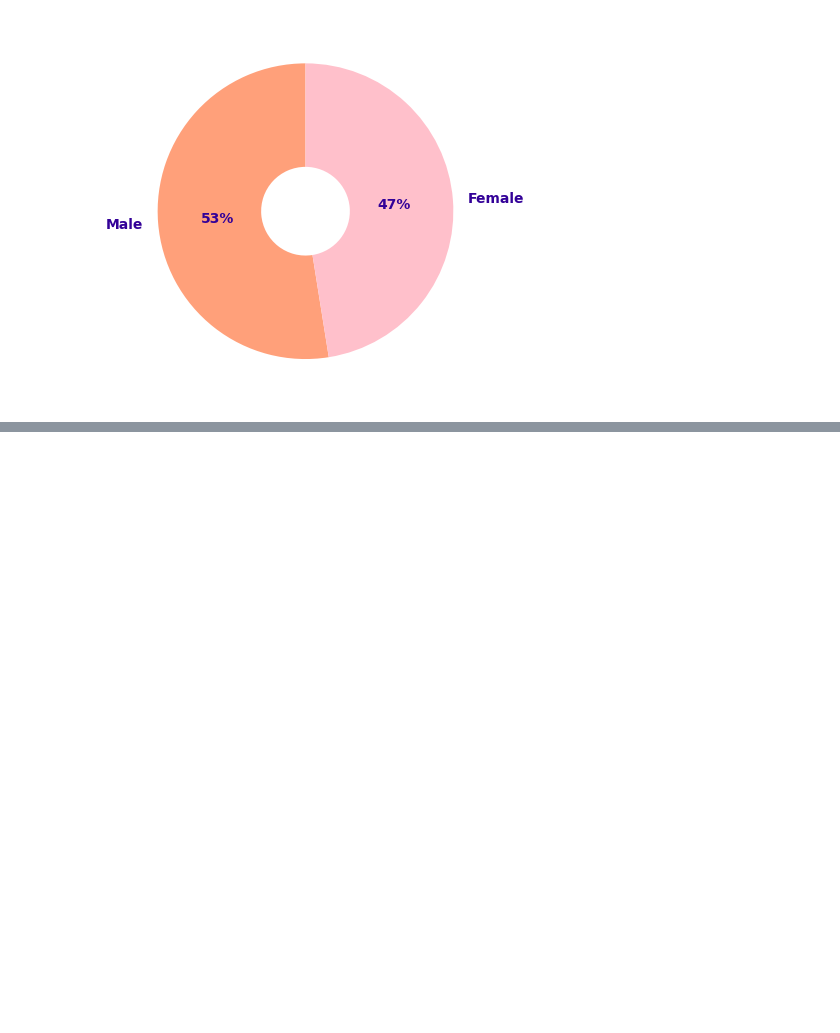
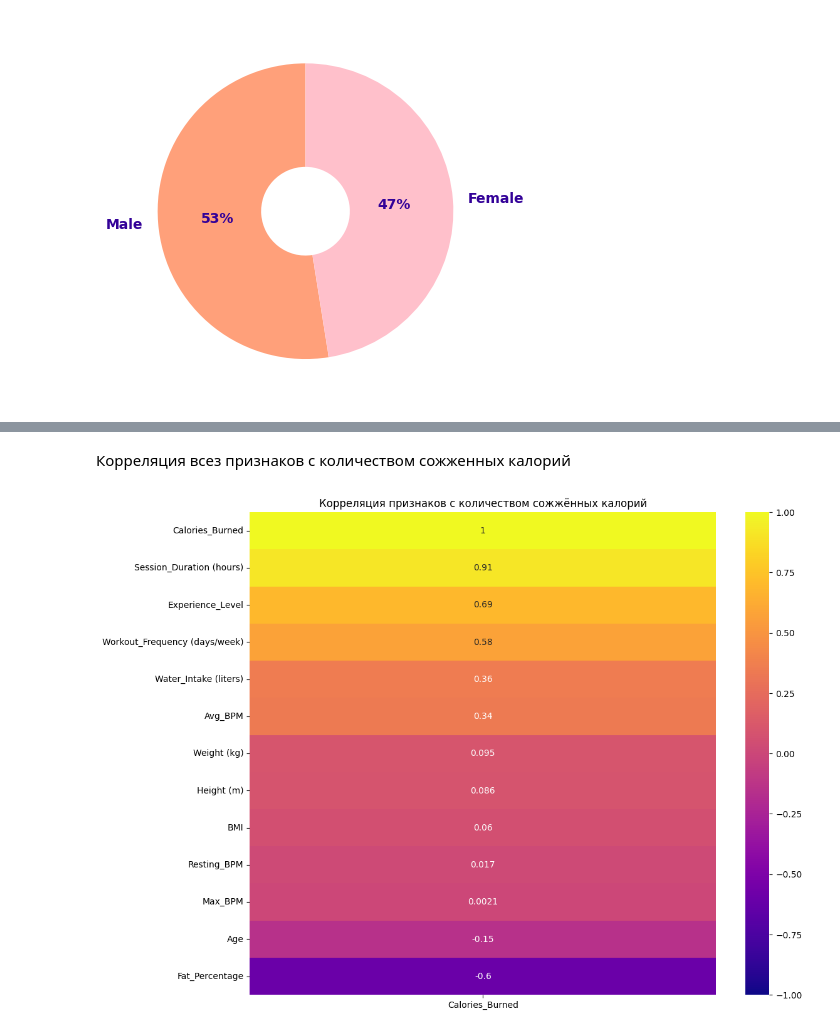
Before and after one commit to dariaivanow/Visualisation-project, a Jupyter notebook: GymMembersVisualisation.ipynb, the cells around one changed output, grey strips where cells are left out. Cells and saved outputs as stored; diff of their text form; code cells hidden in the pictures; blank space fills up the shorter version.

```diff
--- a/GymMembersVisualisation.ipynb
+++ b/GymMembersVisualisation.ipynb
@@ -153,0 +139,18 @@ Passing `palette` without assigning `hue` is deprecated and will be removed in v
+# %% [markdown]
+Корреляция всез признаков с количеством сожженных калорий
+# %%
+features = [
+    'Age', 'Weight (kg)', 'Height (m)', 'Max_BPM', 'Avg_BPM', 'Resting_BPM',
+    'Session_Duration (hours)', 'Fat_Percentage', 'Water_Intake (liters)',
+    'Workout_Frequency (days/week)', 'Experience_Level', 'BMI'
+]
+
+corr_matrix = df[features + ['Calories_Burned']].corr()
+
+plt.figure(figsize=(12, 10))
+sns.heatmap(corr_matrix[['Calories_Burned']].sort_values(by='Calories_Burned', ascending=False),
+            annot=True, cmap='plasma', vmin=-1, vmax=1)
+plt.title('Корреляция признаков с количеством сожжённых калорий')
+plt.show()
+# %% [output]
+[figure, added]
```
Also changed, not shown: parts of 15 cells of this notebook.
